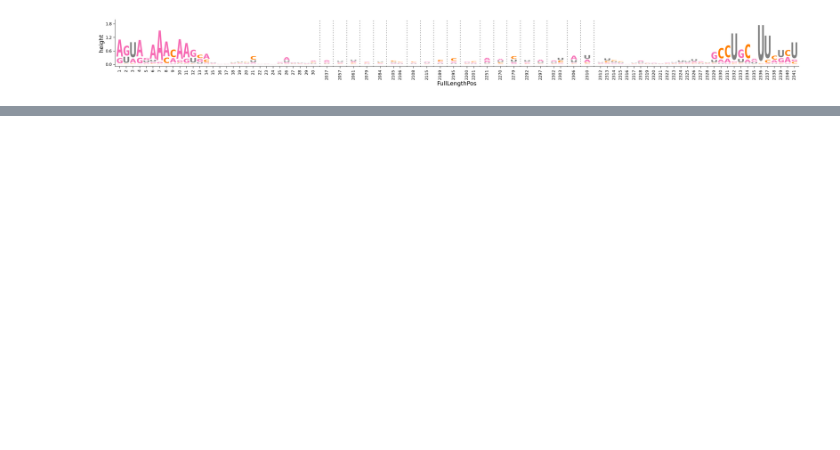
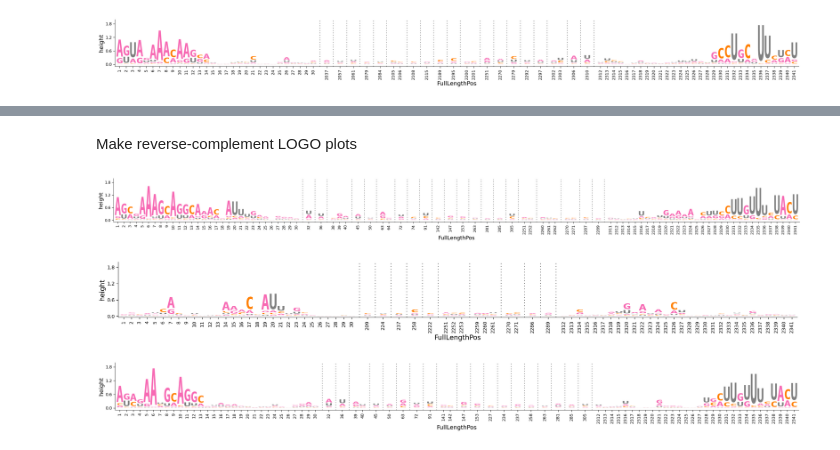
Before and after one commit to Russell-laboratory/NS2_sequence_specificity, a Jupyter notebook: Figures_sequencing.ipynb, the cells around one changed output, grey strips where cells are left out. Cells and saved outputs as stored; diff of their text form; code cells hidden in the pictures; blank space fills up the shorter version.

```diff
--- a/Figures_sequencing.ipynb
+++ b/Figures_sequencing.ipynb
@@ -1807,0 +1813,47 @@ plt.savefig('Figures/NS2effectLogo.pdf', format='pdf', bbox_inches = "tight")
+# %% [markdown]
+Make reverse-complement LOGO plots
+# %%
+graph = graphs['NS2_mg'][['FullLengthPos','base','height']].groupby(['FullLengthPos','base']).median().reset_index()
+graph['FullLengthPos'] = -(graph['FullLengthPos'] - 2342)
+graph['base'] = graph.base.replace(['A','G','C','U'],['U','C','G','A'])
+restrictPos = graph.groupby(['FullLengthPos']).height.sum().reset_index()
+restrictPos = restrictPos[restrictPos.height > 0.1].FullLengthPos.tolist()
+#first and last 30, as well as any critical positions
+restrictPos += np.arange(1,31,1).tolist() + np.arange(2312,2342,1).tolist()
+graph = graph[graph['FullLengthPos'].isin(restrictPos)]
+
+fig, ax = dmslogo.draw_logo(
+    data=graph, x_col="FullLengthPos", letter_col="base", letter_height_col="height",  fixed_ymax=2)
+plt.savefig('Figures/NS2mgLogoRC.pdf', format='pdf', bbox_inches = "tight")
+# %% [output]
+[figure, added]
+# %%
+graph = graphs['NS2_specific'][['FullLengthPos','base','height']].groupby(['FullLengthPos','base']).median().reset_index()
+graph['FullLengthPos'] = -(graph['FullLengthPos'] - 2342)
+graph['base'] = graph.base.replace(['A','G','C','U'],['U','C','G','A'])
+restrictPos = graph.groupby(['FullLengthPos']).height.sum().reset_index()
+restrictPos = restrictPos[restrictPos.height > 0.1].FullLengthPos.tolist()
+#first and last 30, as well as any critical positions
+restrictPos += np.arange(1,31,1).tolist() + np.arange(2312,2342,1).tolist()
+graph = graph[graph['FullLengthPos'].isin(restrictPos)]
+
+fig, ax = dmslogo.draw_logo(
+    data=graph, x_col="FullLengthPos", letter_col="base", letter_height_col="height",  fixed_ymax=2)
+plt.savefig('Figures/NS2effectLogoRC.pdf', format='pdf', bbox_inches = "tight")
+# %% [output]
+[figure, added]
+# %%
+graph = graphs['Mg'][['FullLengthPos','base','height']].groupby(['FullLengthPos','base']).median().reset_index()
+graph['FullLengthPos'] = -(graph['FullLengthPos'] - 2342)
+graph['base'] = graph.base.replace(['A','G','C','U'],['U','C','G','A'])
+restrictPos = graph.groupby(['FullLengthPos']).height.sum().reset_index()
+restrictPos = restrictPos[restrictPos.height > 0.1].FullLengthPos.tolist()
+#first and last 30, as well as any critical positions
+restrictPos += np.arange(1,31,1).tolist() + np.arange(2312,2342,1).tolist()
+graph = graph[graph['FullLengthPos'].isin(restrictPos)]
+
+fig, ax = dmslogo.draw_logo(
+    data=graph, x_col="FullLengthPos", letter_col="base", letter_height_col="height",  fixed_ymax=2)
+plt.savefig('Figures/mgLogoRC.pdf', format='pdf', bbox_inches = "tight")
+# %% [output]
+[figure, added]
```
Also changed, not shown: parts of 8 cells of this notebook, 42 other files.
